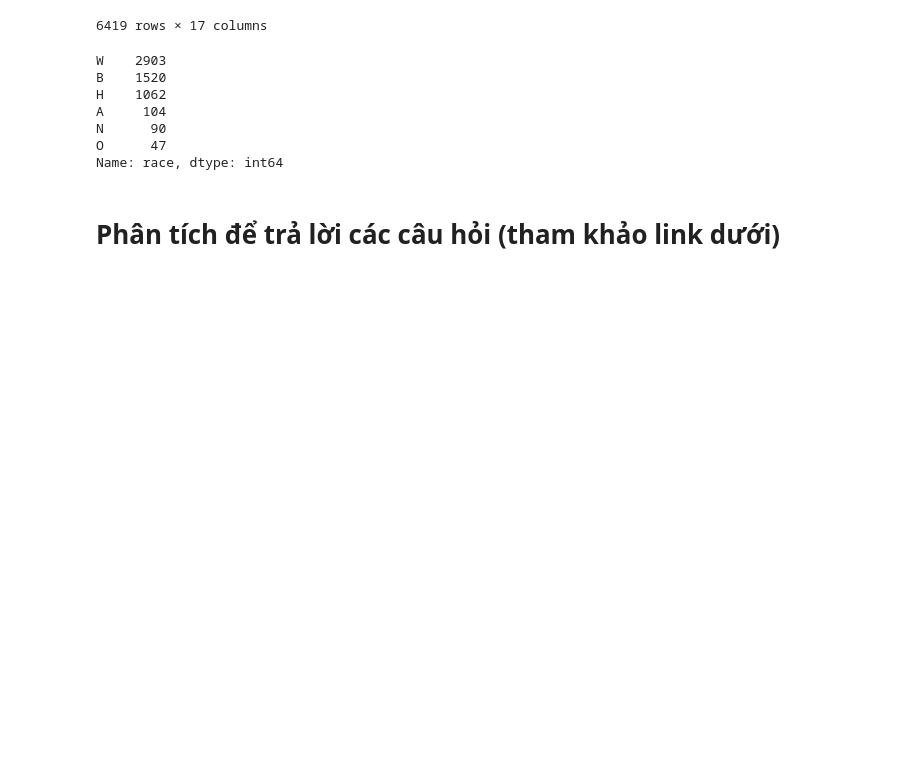
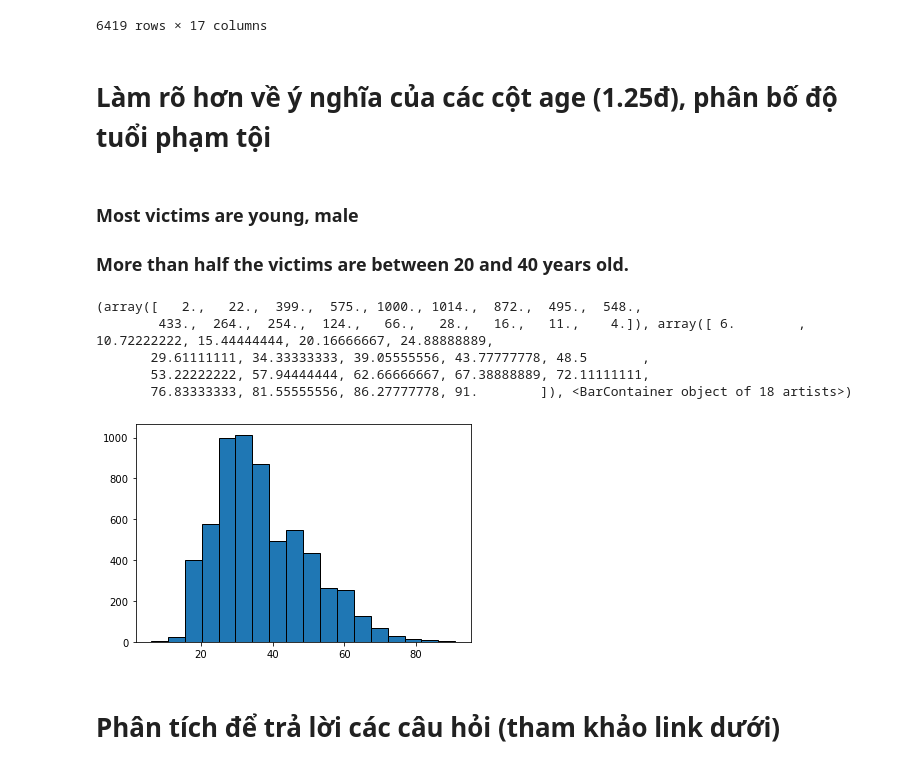
Before and after one commit to trucnguyen13/Final_DS_Project, a Jupyter notebook: main.ipynb, the cells around one changed output. Saved outputs shown, nothing was run; the diff lists cells and outputs as text; code cells hidden in the pictures; blank space fills up the shorter version.

```diff
--- a/main.ipynb
+++ b/main.ipynb
@@ -128,16 +128,22 @@ mvt_df
 | 6417 | 6974 | John Hayden Inabinet | 2021-06-30 | shot | unknown weapon | 51.0 | M | NaN | Calhoun County | SC | ... |
 | 6418 | 6976 | Joseph Lee Humbles | 2021-06-30 | shot | gun | 29.0 | M | NaN | Atlanta | GA | ... |
 6419 rows × 17 columns
-# %%
-mvt_df.race.value_counts()
-# %% [output]
-W    2903
-B    1520
-H    1062
-A     104
-N      90
-O      47
-Name: race, dtype: int64
+# %% [markdown]
+# Làm rõ hơn về ý nghĩa của các cột age (1.25đ), phân bố độ tuổi phạm tội
+# %% [markdown]
+### Most victims are young, male
+### More than half the victims are between 20 and 40 years old.
+# %%
+hist = plt.hist(mvt_df.age, bins=18,
+                edgecolor='black')
+print(hist)
+# %% [output]
+(array([   2.,   22.,  399.,  575., 1000., 1014.,  872.,  495.,  548.,
+        433.,  264.,  254.,  124.,   66.,   28.,   16.,   11.,    4.]), array([ 6.        , 10.72222222, 15.44444444, 20.16666667, 24.88888889,
+       29.61111111, 34.33333333, 39.05555556, 43.77777778, 48.5       ,
+       53.22222222, 57.94444444, 62.66666667, 67.38888889, 72.11111111,
+       76.83333333, 81.55555556, 86.27777778, 91.        ]), <BarContainer object of 18 artists>)
+[figure, added]
 # %% [markdown]
 # Phân tích để trả lời các câu hỏi (tham khảo link dưới)
 # %% [markdown]
```
Also changed, not shown: parts of 20 cells of this notebook.
